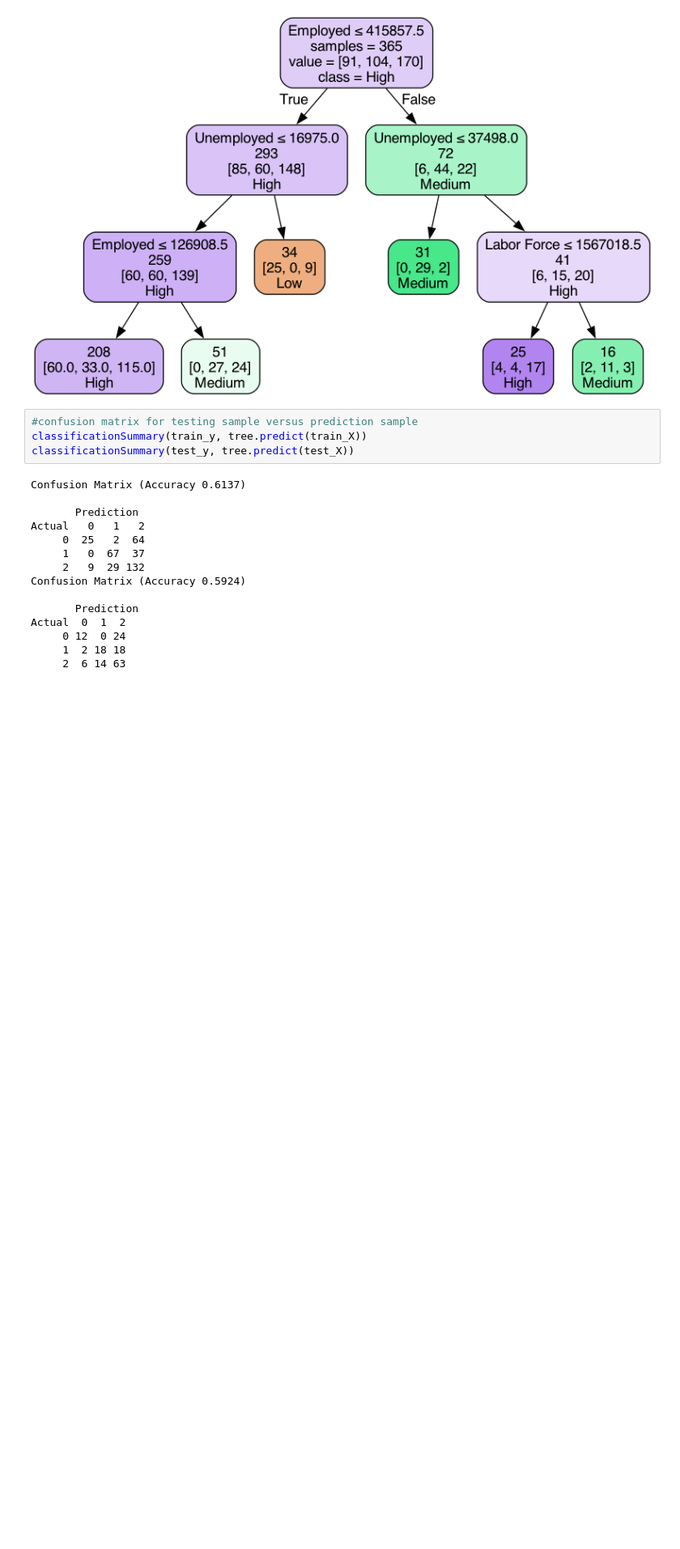
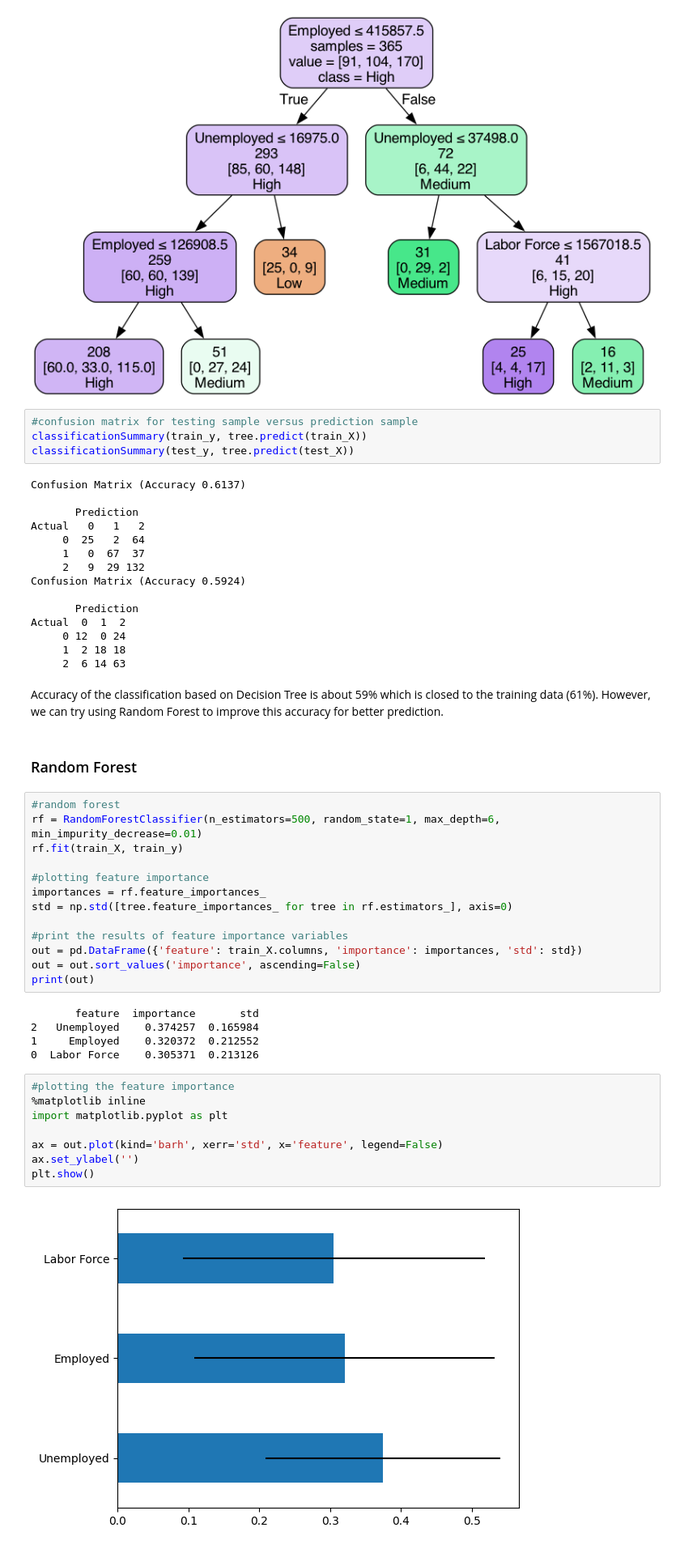
Before and after one commit to VictoriaaTran/Unemployment-Rate, a Jupyter notebook: Classification.ipynb, the cells around one changed output. Shown at 81% size. Drawn from its saved outputs; the diff is of its cells as text; blank space fills up the shorter version.

Commit message:
random forest

```diff
--- a/Classification.ipynb
+++ b/Classification.ipynb
@@ -108,3 +109,35 @@ Actual  0  1  2
      0 12  0 24
      1  2 18 18
      2  6 14 63
+# %% [markdown]
+Accuracy of the classification based on Decision Tree is about 59% which is closed to the training data (61%). However, we can try using Random Forest to improve this accuracy for better prediction.
+# %% [markdown]
+<h3> Random Forest </h3>
+# %%
+#random forest
+rf = RandomForestClassifier(n_estimators=500, random_state=1, max_depth=6, min_impurity_decrease=0.01)
+rf.fit(train_X, train_y)
+
+#plotting feature importance
+importances = rf.feature_importances_
+std = np.std([tree.feature_importances_ for tree in rf.estimators_], axis=0)
+
+#print the results of feature importance variables
+out = pd.DataFrame({'feature': train_X.columns, 'importance': importances, 'std': std})
+out = out.sort_values('importance', ascending=False)
+print(out)
+# %% [output]
+       feature  importance       std
+2   Unemployed    0.374257  0.165984
+1     Employed    0.320372  0.212552
+0  Labor Force    0.305371  0.213126
+# %%
+#plotting the feature importance
+%matplotlib inline
+import matplotlib.pyplot as plt
+
+ax = out.plot(kind='barh', xerr='std', x='feature', legend=False)
+ax.set_ylabel('')
+plt.show()
+# %% [output]
+[figure, added]
```
Also changed, not shown: parts of 11 cells of this notebook.
